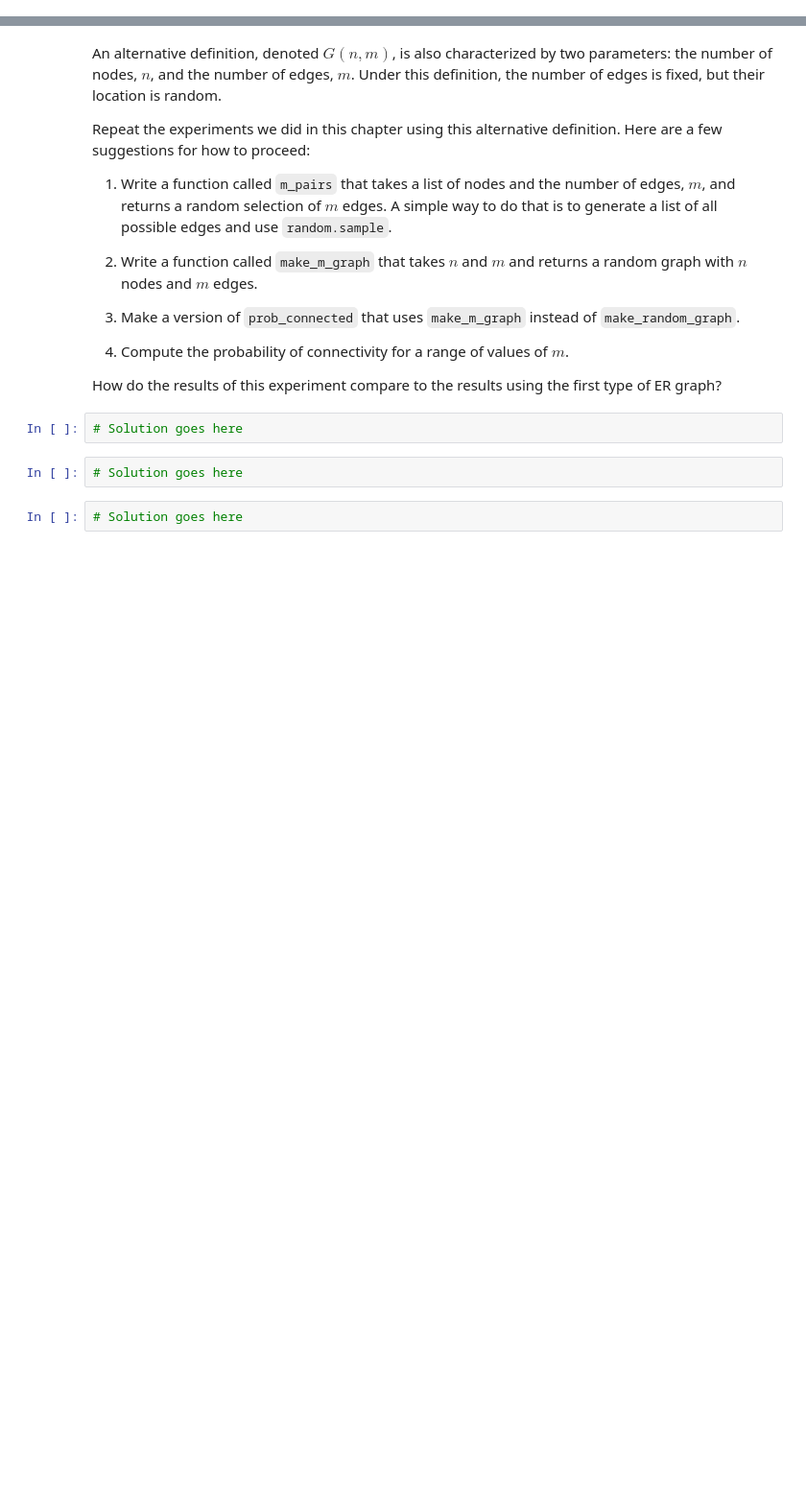
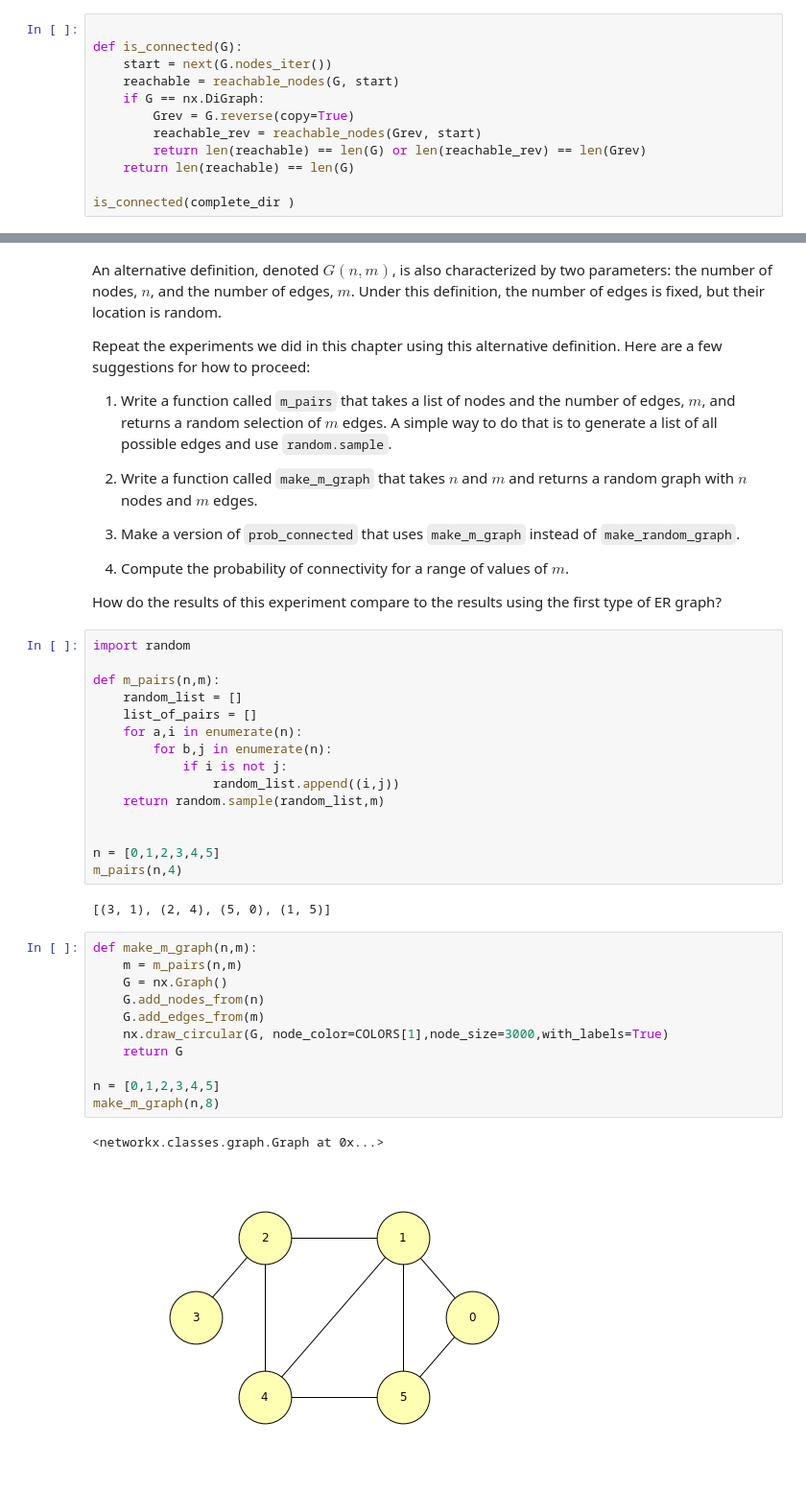
Before and after one commit to katyadonovan/ThinkComplexity2, a Jupyter notebook: code/chap02katya.ipynb, the cells around one changed output, grey strips where cells are left out. Shown: that part at 96% size. Cells and saved outputs as stored; diff of their text form; blank space fills up the shorter version.

```diff
--- a/code/chap02katya.ipynb
+++ b/code/chap02katya.ipynb
@@ -307,0 +317,12 @@ False
+# %%
+
+def is_connected(G):
+    start = next(G.nodes_iter())
+    reachable = reachable_nodes(G, start)
+    if G == nx.DiGraph:
+        Grev = G.reverse(copy=True)
+        reachable_rev = reachable_nodes(Grev, start)
+        return len(reachable) == len(G) or len(reachable_rev) == len(Grev)
+    return len(reachable) == len(G)
+
+is_connected(complete_dir )
@@ -438,9 +488,34 @@ Repeat the experiments we did in this chapter using this alternative definition.
 4. Compute the probability of connectivity for a range of values of $m$.
 
 How do the results of this experiment compare to the results using the first type of ER graph?
-# %%
-# Solution goes here
-# %%
-# Solution goes here
-# %%
-# Solution goes here
+# %%
+import random
+
+def m_pairs(n,m):
+    random_list = []
+    list_of_pairs = []
+    for a,i in enumerate(n):
+        for b,j in enumerate(n):
+            if i is not j:
+                random_list.append((i,j))
+    return random.sample(random_list,m)
+
+
+n = [0,1,2,3,4,5]
+m_pairs(n,4)
+# %% [output]
+[(3, 1), (2, 4), (5, 0), (1, 5)]
+# %%
+def make_m_graph(n,m):
+    m = m_pairs(n,m)
+    G = nx.Graph()
+    G.add_nodes_from(n)
+    G.add_edges_from(m)
+    nx.draw_circular(G, node_color=COLORS[1],node_size=3000,with_labels=True)
+    return G
+
+n = [0,1,2,3,4,5]
+make_m_graph(n,8)
+# %% [output]
+<networkx.classes.graph.Graph at 0x...>
+[figure, added]
```
Also changed, not shown: parts of 25 cells of this notebook.
